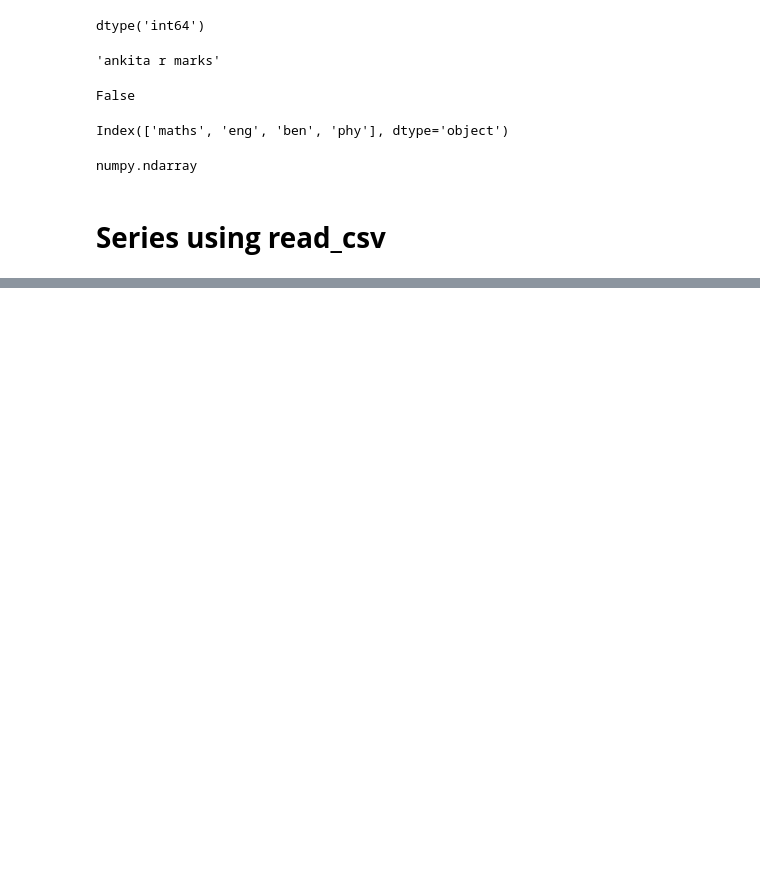
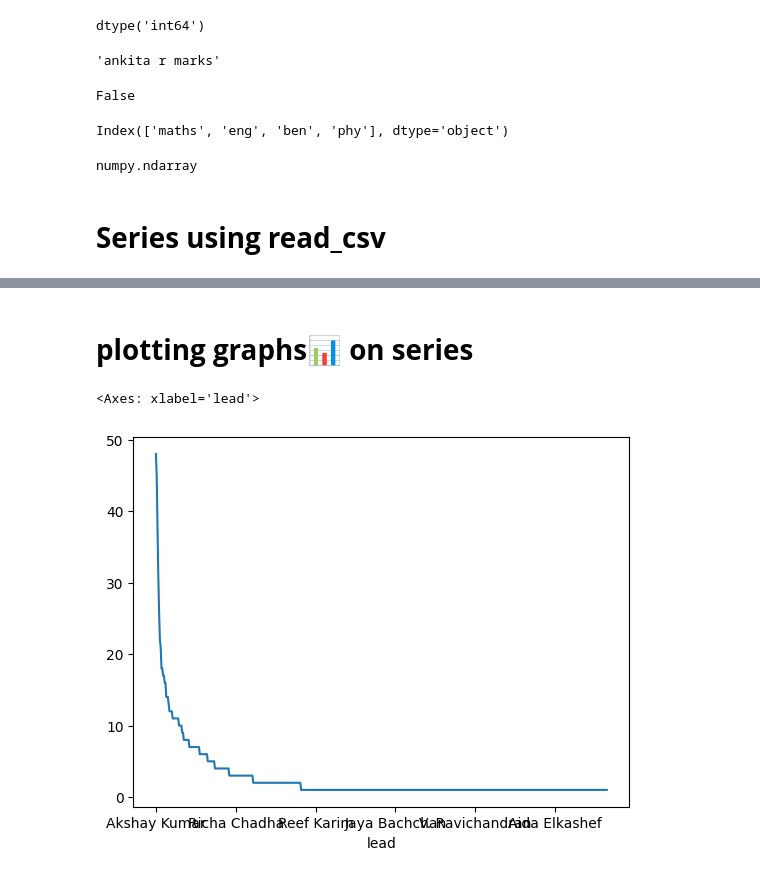
Before and after one commit to Ankitapaul1234/gc_ml, a Jupyter notebook: Untitled1.ipynb, the cells around one changed output, grey strips where cells are left out. Saved outputs shown, nothing was run; the diff lists cells and outputs as text; code cells hidden in the pictures; blank space fills up the shorter version.

```diff
--- a/Untitled1.ipynb
+++ b/Untitled1.ipynb
@@ -123,7 +114,7 @@ TypeError: read_csv() got an unexpected keyword argument 'squeeze'
 import pandas as pd
 
 # Read the CSV file into a DataFrame
-df = pd.read_csv('/content/bollywood.csv')
+df = pd.read_csv('/content/bollywood.csv',index_col='movie')
 
 # Convert to a Series if the DataFrame has only one column
 subs = df.squeeze("columns")
@@ -148,0 +526,4 @@ print(subs)
+# %%
+#find actors who have done more than 20 movies
+num_movies = subs.value_counts()
+num_movies[num_movies>20]
@@ -148,0 +541,7 @@ print(subs)
+# %% [markdown]
+# **plotting graphs📊 on series**
+# %%
+num_movies.plot()
+# %% [output]
+<Axes: xlabel='lead'>
+[figure, added]
```
Also changed, not shown: parts of 45 cells of this notebook.
